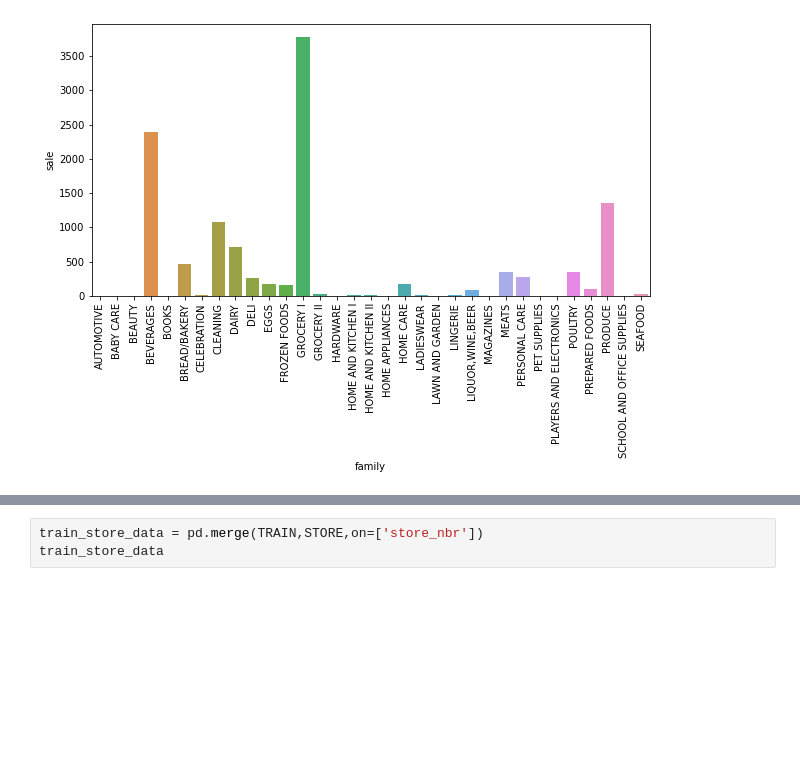
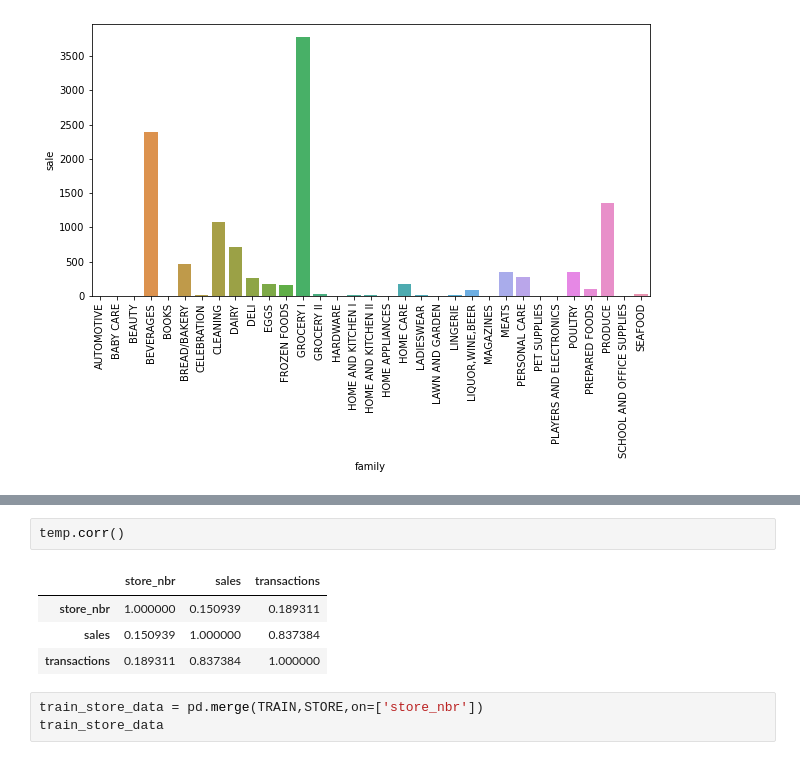
Before and after one commit to isoori/Store-Sales, a Jupyter notebook: Untitled.ipynb, the cells around one changed output, grey strips where cells are left out. Drawn from its saved outputs; the diff is of its cells as text; blank space fills up the shorter version.

```diff
--- a/Untitled.ipynb
+++ b/Untitled.ipynb
@@ -168,3 +229,10 @@ plt.show()
+# %%
+temp.corr()
+# %% [output]
+|  | store_nbr | sales | transactions |
+| store_nbr | 1.000000 | 0.150939 | 0.189311 |
+| sales | 0.150939 | 1.000000 | 0.837384 |
+| transactions | 0.189311 | 0.837384 | 1.000000 |
 # %%
 train_store_data = pd.merge(TRAIN,STORE,on=['store_nbr'])
 train_store_data
```
Also changed, not shown: parts of 14 cells of this notebook.
